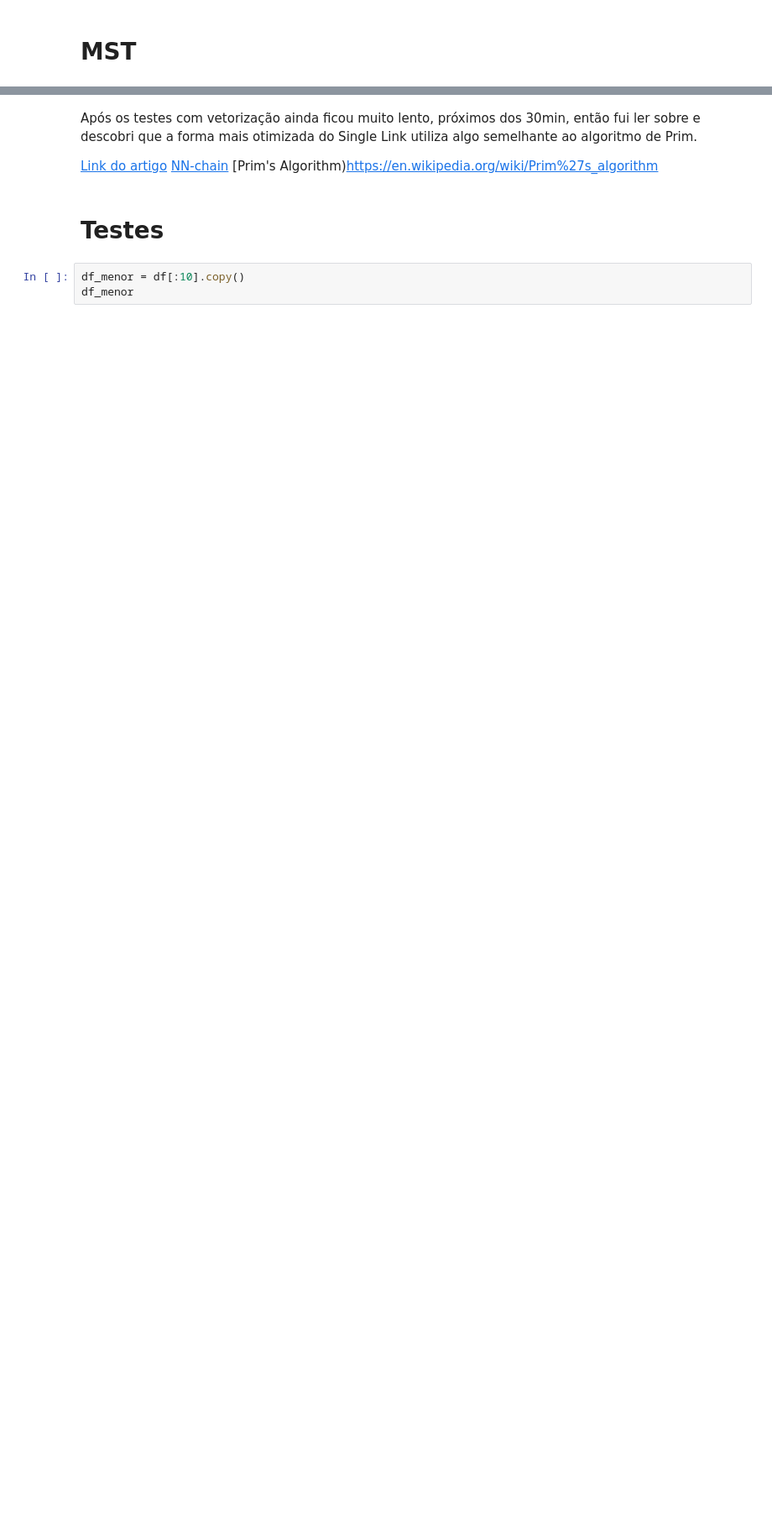
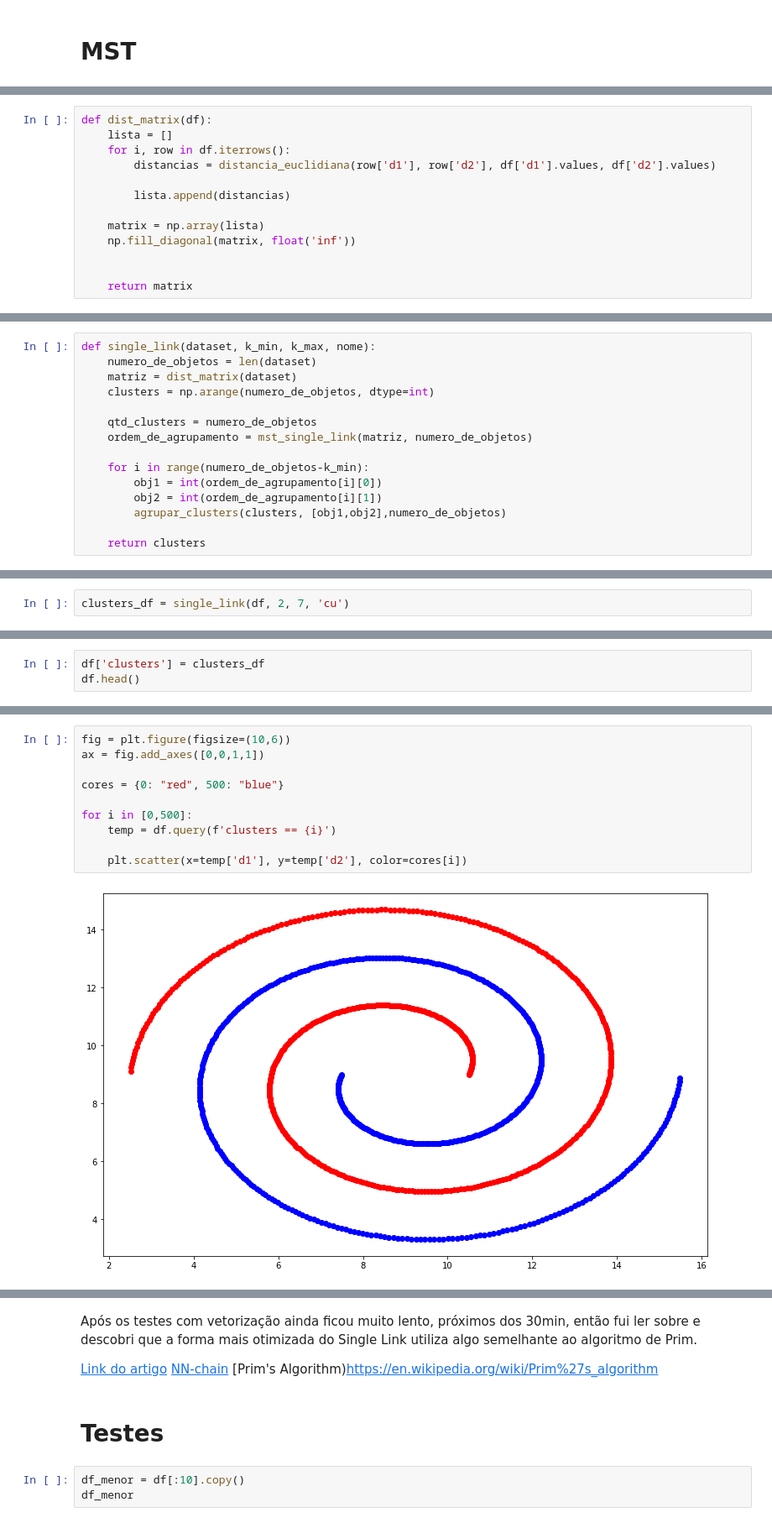
Before and after one commit to AlexJunior01/Algoritmos-Inteligencia-Artificial, a Jupyter notebook: Optimized_SingleLink.ipynb, the cells around one changed output, grey strips where cells are left out. Shown: that part at 84% size. Cells and saved outputs as stored; diff of their text form; blank space fills up the shorter version.

Commit message:
single link com mst funcionando

```diff
--- a/Optimized_SingleLink.ipynb
+++ b/Optimized_SingleLink.ipynb
@@ -129,0 +151,13 @@ def single_link(dataset, k_min, k_max, nome):
+# %%
+def dist_matrix(df):
+    lista = []
+    for i, row in df.iterrows():
+        distancias = distancia_euclidiana(row['d1'], row['d2'], df['d1'].values, df['d2'].values)
+
+        lista.append(distancias)
+
+    matrix = np.array(lista)
+    np.fill_diagonal(matrix, float('inf'))
+
+
+    return matrix
@@ -129,0 +224,15 @@ def single_link(dataset, k_min, k_max, nome):
+# %%
+def single_link(dataset, k_min, k_max, nome):
+    numero_de_objetos = len(dataset)
+    matriz = dist_matrix(dataset)
+    clusters = np.arange(numero_de_objetos, dtype=int)
+
+    qtd_clusters = numero_de_objetos
+    ordem_de_agrupamento = mst_single_link(matriz, numero_de_objetos)
+
+    for i in range(numero_de_objetos-k_min):
+        obj1 = int(ordem_de_agrupamento[i][0])
+        obj2 = int(ordem_de_agrupamento[i][1])
+        agrupar_clusters(clusters, [obj1,obj2],numero_de_objetos)
+
+    return clusters
@@ -129,0 +258,2 @@ def single_link(dataset, k_min, k_max, nome):
+# %%
+clusters_df = single_link(df, 2, 7, 'cu')
@@ -129,0 +264,3 @@ def single_link(dataset, k_min, k_max, nome):
+# %%
+df['clusters'] = clusters_df
+df.head()
@@ -129,0 +274,12 @@ def single_link(dataset, k_min, k_max, nome):
+# %%
+fig = plt.figure(figsize=(10,6))
+ax = fig.add_axes([0,0,1,1])
+
+cores = {0: "red", 500: "blue"}
+
+for i in [0,500]:
+    temp = df.query(f'clusters == {i}')
+
+    plt.scatter(x=temp['d1'], y=temp['d2'], color=cores[i])
+# %% [output]
+[figure, added]
```
Also changed, not shown: parts of 14 cells of this notebook, 1 other file.
